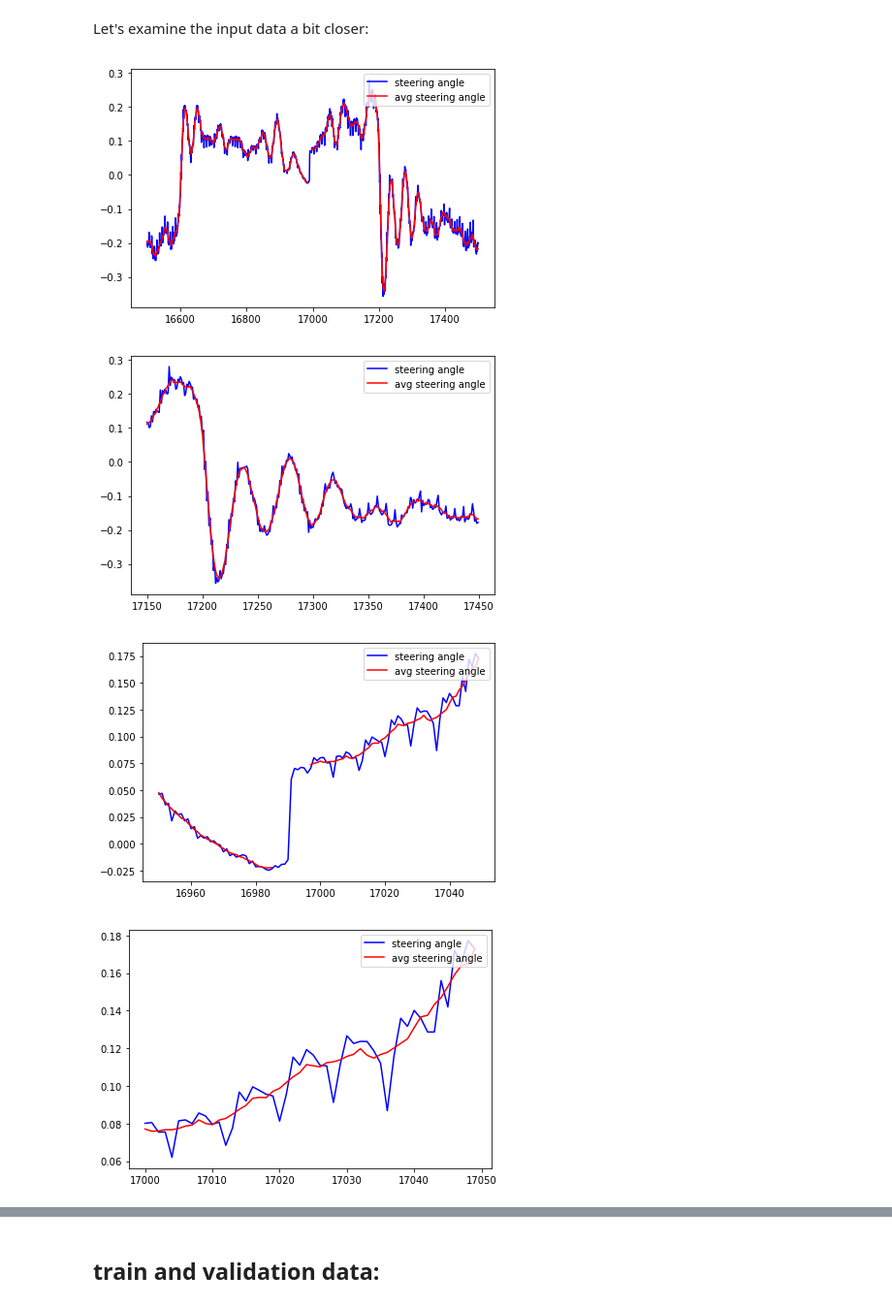
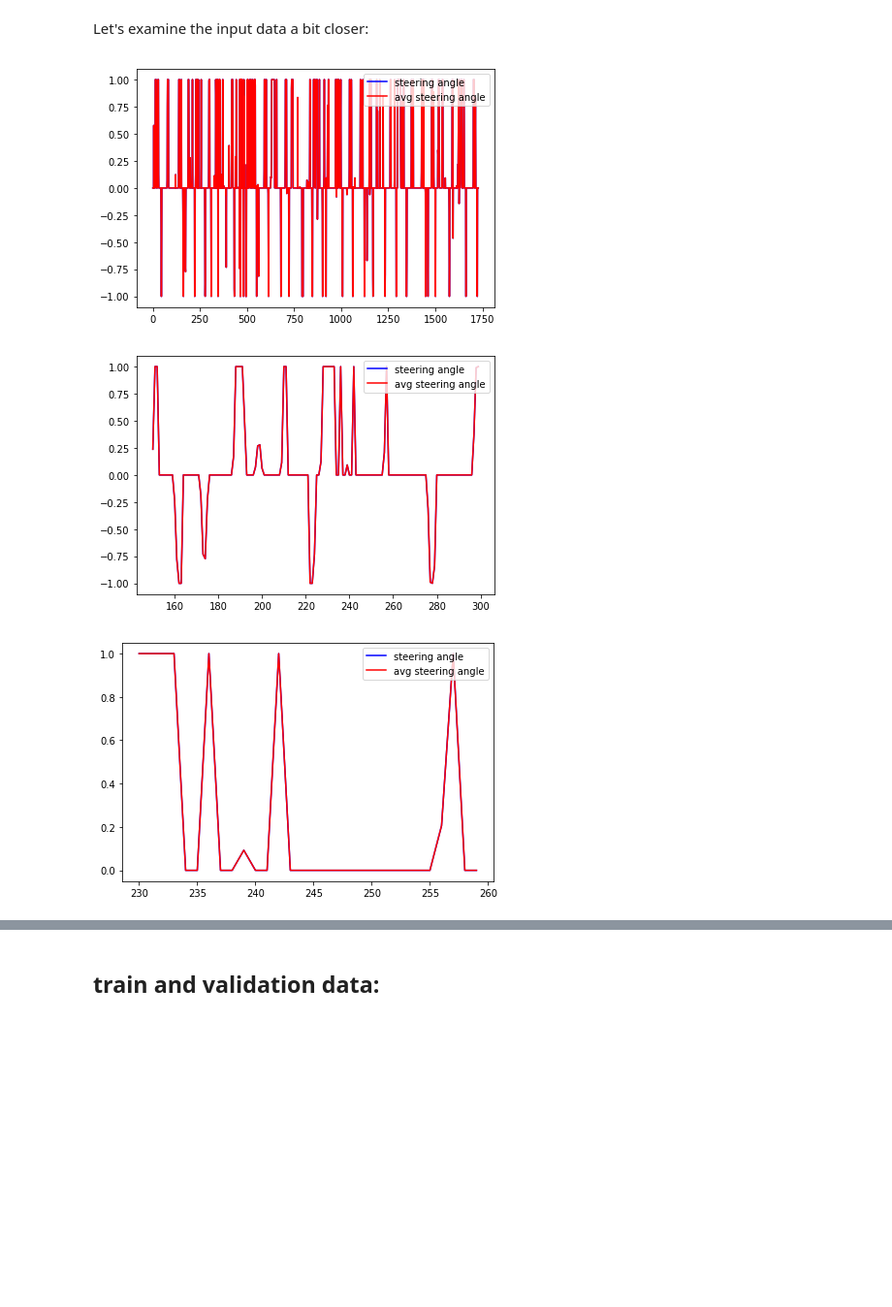
Before and after one commit to DiyAI-robocar/donkey, a Jupyter notebook: simulator_analysis/README.ipynb, the cells around one changed output, grey strips where cells are left out. Shown at 97% size. Drawn from its saved outputs; the diff is of its cells as text; code cells hidden in the pictures; blank space fills up the shorter version.

```diff
--- a/simulator_analysis/README.ipynb
+++ b/simulator_analysis/README.ipynb
@@ -12,8 +10,9 @@ NOTE: Automatic training of the model is disabled when calling 'python model.py'
 ## Input data and filtering
 Let's have a look at our raw recorded data for training and validation:
 # %%
+%run model.py
 # use and prefix to get to your clean sample data from the simulator (e.g. see simulator_training_data.zip)
-train_json, adjusted, lengths = get_raw_data()
+train_json, adjusted, lengths = get_raw_data(path='../../tubp', prefix='real')
 print(train_json.shape)
 print(lengths)
 print(np.add.accumulate(lengths))
@@ -26,34 +39,34 @@ Let's examine the input data a bit closer:
 # %%
 import pandas as pd
 import matplotlib.pyplot as plt
 # Visualizations will be shown in the notebook:
 %matplotlib inline
 
 
 def plot_steering_angles(data, from_t = 0, to_t=None, filtered = False):
     to_t = int(to_t if to_t is not None else data.shape[0])
 
     t1 = np.arange(from_t, to_t, 1)
     values = [float(row[angle_pos]) for row in data[from_t:to_t]]
     adj_values = [float(row[angle_pos]) for row in adjusted[from_t:to_t]]
     plt.plot(t1, values, 'b-', label="steering angle")
     plt.plot(t1, adj_values, 'r-', label="avg steering angle")
 
     plt.legend(loc="upper right")
 
     plt.tight_layout()
     plt.show()
 
 # plot_steering_angles(train_json,25000,27000)
-plot_steering_angles(train_json,16500,17500)
-plot_steering_angles(train_json,17150,17450)
-plot_steering_angles(train_json,16950,17050)
-plot_steering_angles(train_json,17000,17050)
+plot_steering_angles(train_json)
+plot_steering_angles(train_json,150,300)
+plot_steering_angles(train_json,230,260)
+# plot_steering_angles(train_json,16950,17050)
+# plot_steering_angles(train_json,17000,17050)
 # %% [output]
-[figure, old version]
+[figure, new version]
-[figure, old version]
+[figure, new version]
-[figure, old version]
+[figure, new version]
-[figure, removed]
 # %%
 #remove NaNs:
 bool_arr = np.array([not_nan_row(row) for row in adjusted])
```
Also changed, not shown: parts of 17 cells of this notebook, 5 other files.
